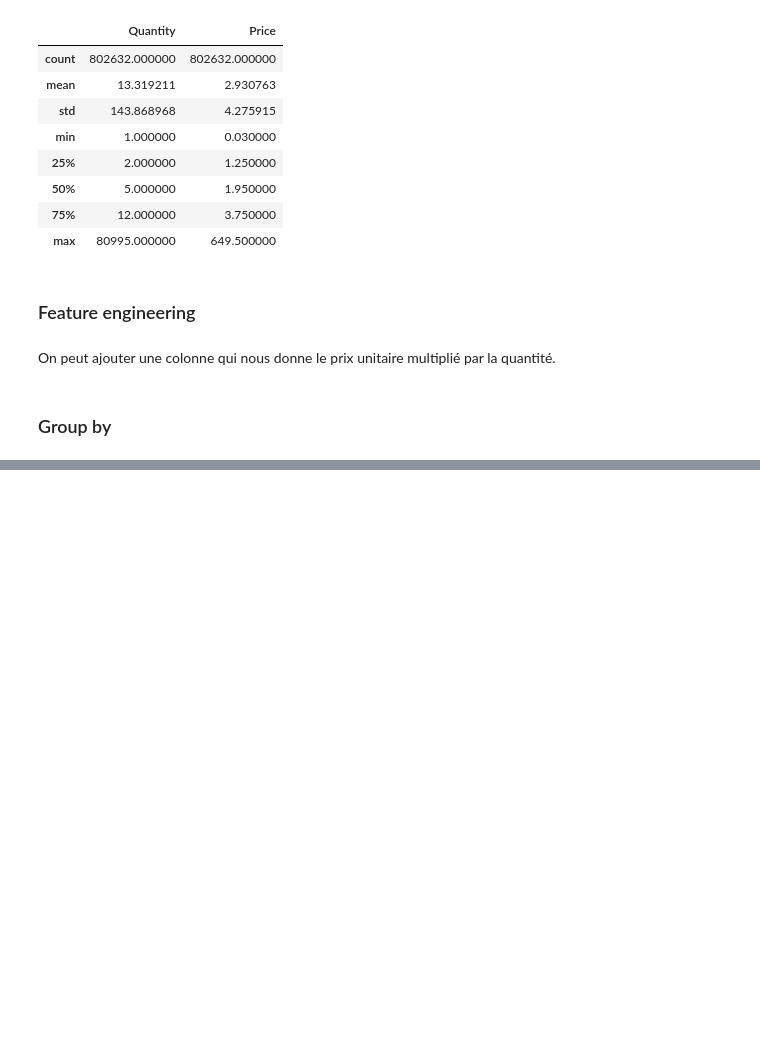
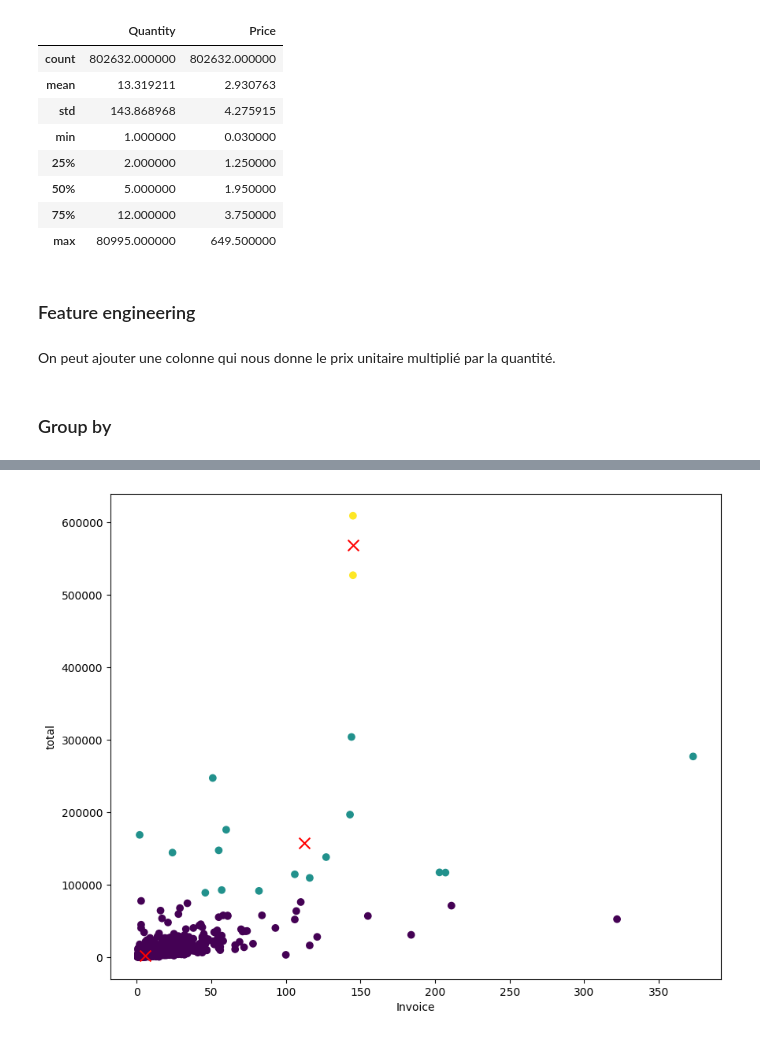
Before and after one commit to Manonp59/uk-retail, a Jupyter notebook: analyse.ipynb, the cells around one changed output, grey strips where cells are left out. Cells and saved outputs as stored; diff of their text form; code cells hidden in the pictures; blank space fills up the shorter version.

```diff
--- a/analyse.ipynb
+++ b/analyse.ipynb
@@ -194,0 +332,41 @@ df_rfm = df_ukretail.groupby('Customer ID').agg({'Invoice': 'nunique', 'InvoiceD
+# %%
+import pandas as pd
+import matplotlib.pyplot as plt
+from sklearn.cluster import KMeans
+
+
+variables = ['Invoice', 'total']
+
+# Préparer les données et effectuer la normalisation
+X = df_rfm[variables]
+scaler = StandardScaler()
+X_scaled = scaler.fit_transform(X)
+
+
+# Appliquer K-means pour obtenir les clusters
+kmeans = KMeans(n_clusters=3, random_state=42)
+kmeans.fit(X)
+
+# Obtenir les labels des clusters
+labels = kmeans.labels_
+
+# Obtenir les coordonnées des centroïdes
+centroids = kmeans.cluster_centers_
+
+fig, ax = plt.subplots(figsize=(10, 8))  # Ajuster la taille selon vos besoins
+
+
+# Tracer les points de données avec les couleurs des clusters
+plt.scatter(X['Invoice'], X['total'], c=labels, cmap='viridis',rasterized=False)
+
+# Tracer les centroïdes des clusters
+plt.scatter(centroids[:, 0], centroids[:, 1], marker='x', color='red', s=100)
+
+# Ajouter des labels aux axes
+plt.xlabel('Invoice')
+plt.ylabel('total')
+
+# Afficher la figure
+plt.show()
+# %% [output]
+[figure, added]
```
Also changed, not shown: parts of 5 cells of this notebook.
